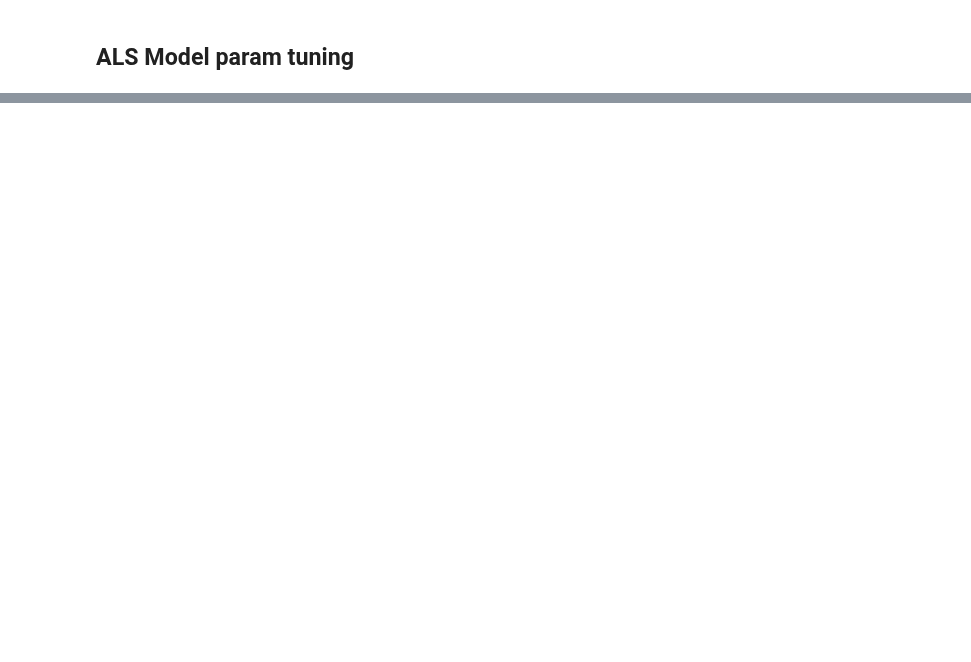
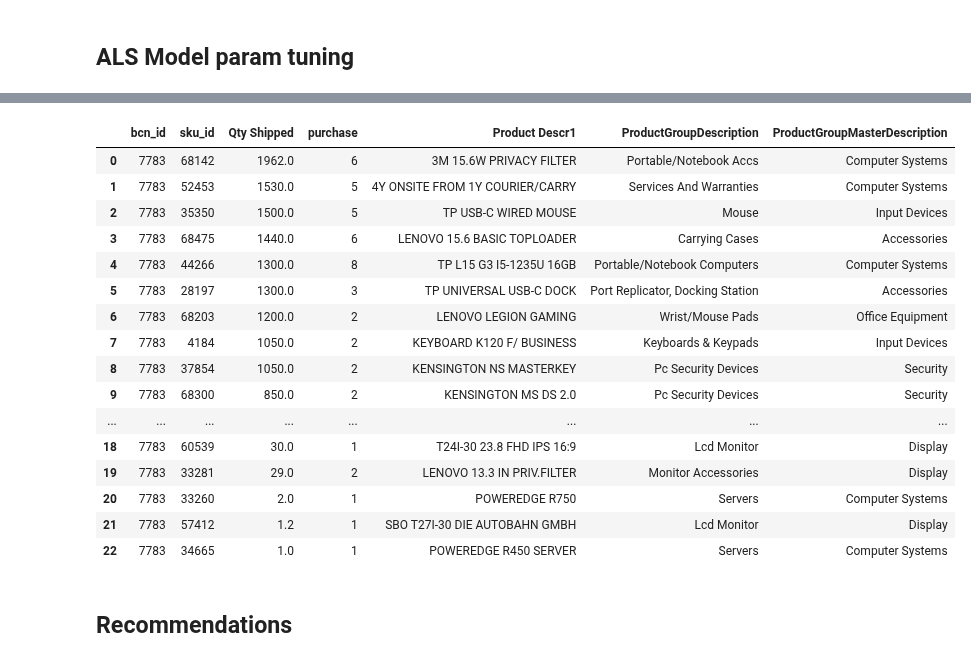
Before and after one commit to vincm1/RecSys_Implicit, a Jupyter notebook: Alternating_Least_Squares_(ALS).ipynb, the cells around one changed output, grey strips where cells are left out. Saved outputs shown, nothing was run; the diff lists cells and outputs as text; code cells hidden in the pictures; blank space fills up the shorter version.

```diff
--- a/Alternating_Least_Squares_(ALS).ipynb
+++ b/Alternating_Least_Squares_(ALS).ipynb
@@ -754,0 +351,28 @@ print(user_id_2)
+# %%
+user_purchases_2 = pd.DataFrame(df_2[(df.bcn_id == user_id_2)])
+user_purchases_2 = user_purchases_2.groupby(["bcn_id","sku_id"]).agg({
+                                        "Qty Shipped":"sum",
+                                        "purchase":"sum"}).reset_index()
+user_purchases_2 = user_purchases_2.sort_values(by="Qty Shipped", ascending=False)
+user_purchases_2 = user_purchases_2.merge(sku_list, on="sku_id", how="left")
+user_purchases_2
+# %% [output]
+|  | bcn_id | sku_id | Qty Shipped | purchase | Product Descr1 | ProductGroupDescription | ProductGroupMasterDescription |
+| 0 | 7783 | 68142 | 1962.0 | 6 | 3M 15.6W PRIVACY FILTER | Portable/Notebook Accs | Computer Systems |
+| 1 | 7783 | 52453 | 1530.0 | 5 | 4Y ONSITE FROM 1Y COURIER/CARRY | Services And Warranties | Computer Systems |
+| 2 | 7783 | 35350 | 1500.0 | 5 | TP USB-C WIRED MOUSE | Mouse | Input Devices |
+| 3 | 7783 | 68475 | 1440.0 | 6 | LENOVO 15.6 BASIC TOPLOADER | Carrying Cases | Accessories |
+| 4 | 7783 | 44266 | 1300.0 | 8 | TP L15 G3 I5-1235U 16GB | Portable/Notebook Computers | Computer Systems |
+| 5 | 7783 | 28197 | 1300.0 | 3 | TP UNIVERSAL USB-C DOCK | Port Replicator, Docking Station | Accessories |
+| 6 | 7783 | 68203 | 1200.0 | 2 | LENOVO LEGION GAMING | Wrist/Mouse Pads | Office Equipment |
+| 7 | 7783 | 4184 | 1050.0 | 2 | KEYBOARD K120 F/ BUSINESS | Keyboards & Keypads | Input Devices |
+| 8 | 7783 | 37854 | 1050.0 | 2 | KENSINGTON NS MASTERKEY | Pc Security Devices | Security |
+| 9 | 7783 | 68300 | 850.0 | 2 | KENSINGTON MS DS 2.0 | Pc Security Devices | Security |
+| ... | ... | ... | ... | ... | ... | ... | ... |
+| 18 | 7783 | 60539 | 30.0 | 1 | T24I-30 23.8 FHD IPS 16:9 | Lcd Monitor | Display |
+| 19 | 7783 | 33281 | 29.0 | 2 | LENOVO 13.3 IN PRIV.FILTER | Monitor Accessories | Display |
+| 20 | 7783 | 33260 | 2.0 | 1 | POWEREDGE R750 | Servers | Computer Systems |
+| 21 | 7783 | 57412 | 1.2 | 1 | SBO T27I-30 DIE AUTOBAHN GMBH | Lcd Monitor | Display |
+| 22 | 7783 | 34665 | 1.0 | 1 | POWEREDGE R450 SERVER | Servers | Computer Systems |
+# %% [markdown]
+## Recommendations
```
Also changed, not shown: parts of 130 cells of this notebook.
